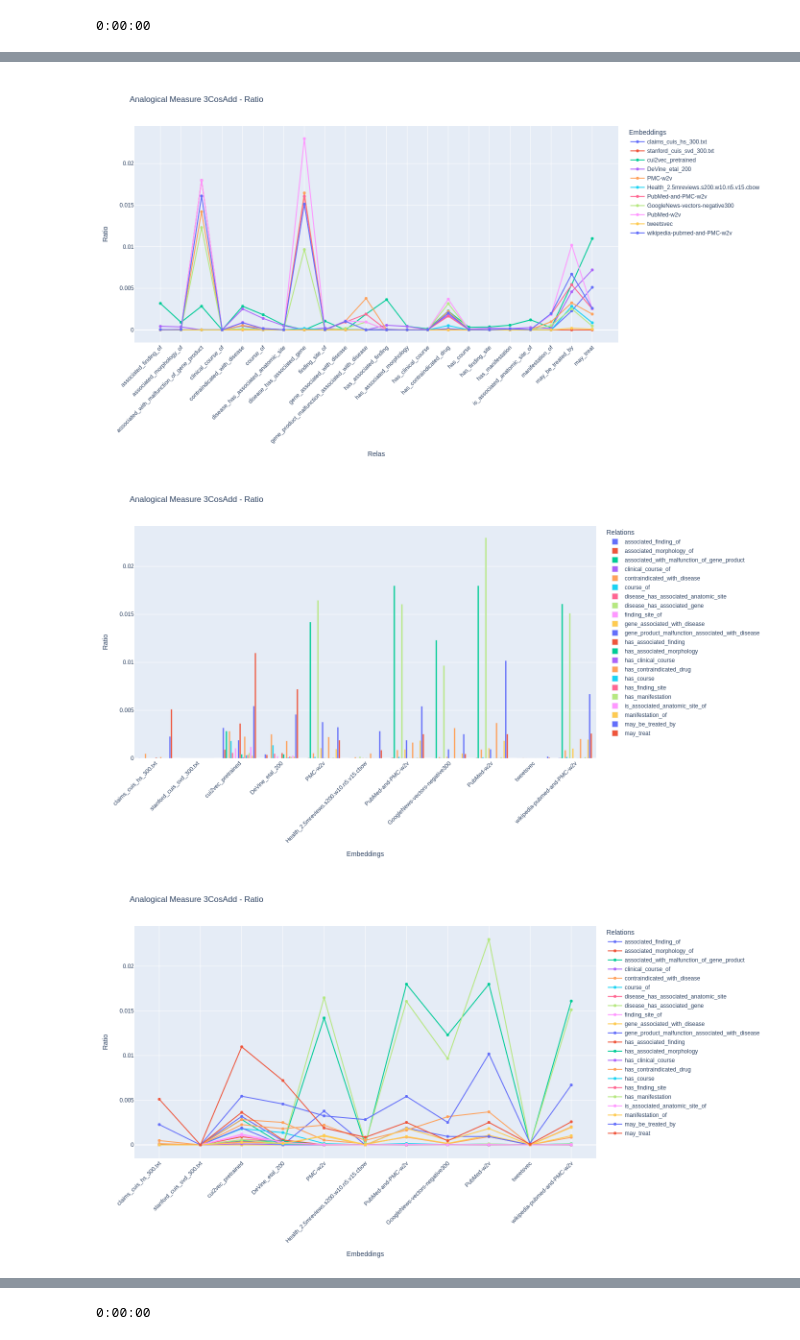
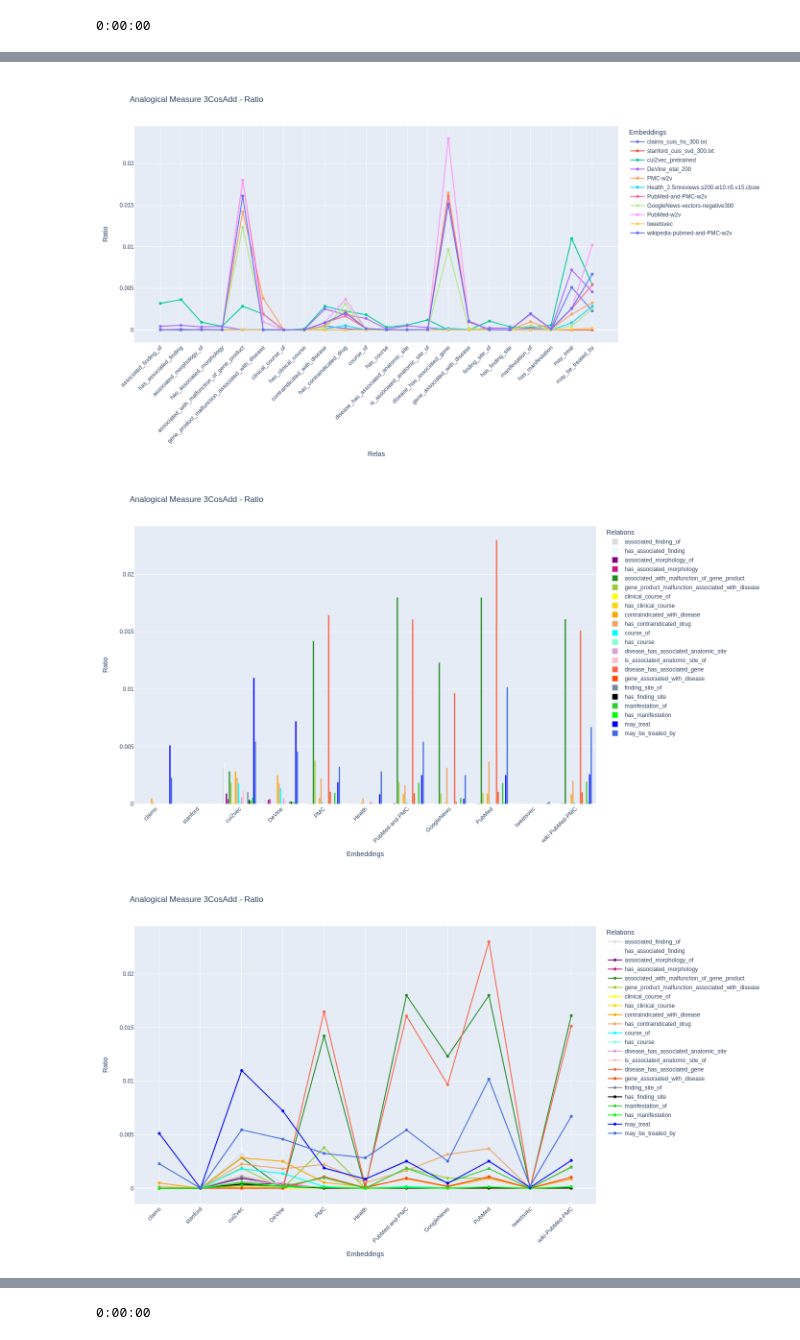
Before and after one commit to SaGiancani/medical-concepts-embeddings, a Jupyter notebook: plots.ipynb, the cells around one changed output, grey strips where cells are left out. Saved outputs shown, nothing was run; the diff lists cells and outputs as text; code cells hidden in the pictures.

```diff
--- a/plots.ipynb
+++ b/plots.ipynb
@@ -387,9 +430,13 @@ tmp = utils.inputs_load('ANALOG_VARIABLE')
+# %%
+relas_colors = {rela: color for rela, color in zip(relas, colors_analog)}
 # %%
 seed = seeds[2]# seed_union
 fig = go.Figure()
 
-for e in embs:
-    fig.add_trace(go.Bar(name=e, x=relas, y=[tmp[e]['add'][r]['ratio'] for r in relas]))
+for i,e in enumerate(embs):
+    fig.add_trace(go.Bar(name=e, x=flattened_opposite, y=[tmp[e]['add'][r]['ratio'] for r in flattened_opposite]#,
+                                    #marker_color=q[i],
+))
 
 # Here we modify the tickangle of the xaxis, resulting in rotated labels.
 fig.update_layout(title=dict(text='Analogical Measure 3CosAdd - Ratio'#,
@@ -418,8 +465,10 @@ fig.show(renderer="png")
 seed = seeds[2]# seed_union
 fig = go.Figure()
 
-for e in embs:
-    fig.add_trace(go.Scatter(name=e, x=relas, y=[tmp[e]['add'][r]['ratio'] for r in relas], mode = 'lines+markers'))
+for i, e in enumerate(embs):
+    fig.add_trace(go.Scatter(name=e, x=flattened_opposite, y=[tmp[e]['add'][r]['ratio'] for r in flattened_opposite],
+                             #marker_color=q[i],
+                             mode = 'lines+markers'))
 
 # Here we modify the tickangle of the xaxis, resulting in rotated labels.
 fig.update_layout(title=dict(text='Analogical Measure 3CosAdd - Ratio'#,
@@ -443,13 +492,14 @@ fig.update_layout(title=dict(text='Analogical Measure 3CosAdd - Ratio'#,
 #fig.write_image("fig1.png")
 fig.show(renderer="png")
 # %% [output]
-[figure, old version]
+[figure, new version]
 # %%
 seed = seeds[2]# seed_union
 fig = go.Figure()
 
-for r in relas:
-    fig.add_trace(go.Bar(name=r, x=embs, y=[tmp[e]['add'][r]['ratio'] for e in embs]))#, mode = 'lines+markers'))
+for r in flattened_opposite:
+    fig.add_trace(go.Bar(name=r, x=em, y=[tmp[e]['add'][r]['ratio'] for e in embs], marker=dict(color = relas_colors[r]))
+)#, mode = 'lines+markers'))
 
 # Here we modify the tickangle of the xaxis, resulting in rotated labels.
 fig.update_layout(title=dict(text='Analogical Measure 3CosAdd - Ratio'#,
@@ -473,37 +523,37 @@ fig.update_layout(title=dict(text='Analogical Measure 3CosAdd - Ratio'#,
 #fig.write_image("fig1.png")
 fig.show(renderer="png")
 # %% [output]
-[figure, old version]
+[figure, new version]
 # %%
 seed = seeds[2]# seed_union
 fig = go.Figure()
 
-for r in relas:
-    fig.add_trace(go.Scatter(name=r, x=embs, y=[tmp[e]['add'][r]['ratio'] for e in embs], mode = 'lines+markers'))
+for r in flattened_opposite:
+    fig.add_trace(go.Scatter(name=r, x=em, y=[tmp[e]['add'][r]['ratio'] for e in embs], mode = 'lines+markers', marker=dict(color = relas_colors[r])))#, mode = 'lines+markers')) ))
 
 # Here we modify the tickangle of the xaxis, resulting in rotated labels.
 fig.update_layout(title=dict(text='Analogical Measure 3CosAdd - Ratio'#,
                              #font=dict(size=50)
                             ),
                   barmode='group',
                   legend_title = 'Relations',
                   xaxis_tickangle=-45,
                   autosize=True,
                   width=1400,
                   height=800,
                   #font=dict(size=30),
                   yaxis=dict(
                       title_text="Ratio"#,
                       #titlefont=dict(size=50)
                   ),
                   xaxis=dict(
                       title_text="Embeddings"#,
                       #titlefont=dict(size=50)
                   ))
 #fig.write_image("fig1.png")
 fig.show(renderer="png")
 # %% [output]
-[figure, old version]
+[figure, new version]
 # %%
 seed = seeds[2]# seed_union
 fig = go.Figure()
```
Also changed, not shown: parts of 27 cells of this notebook.
